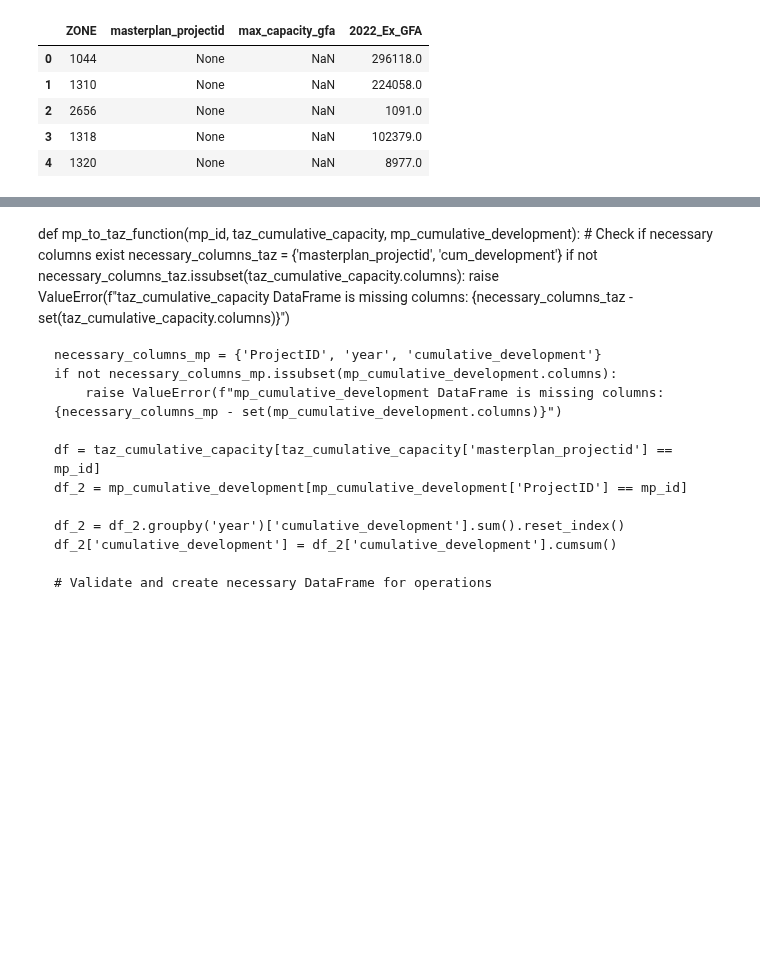
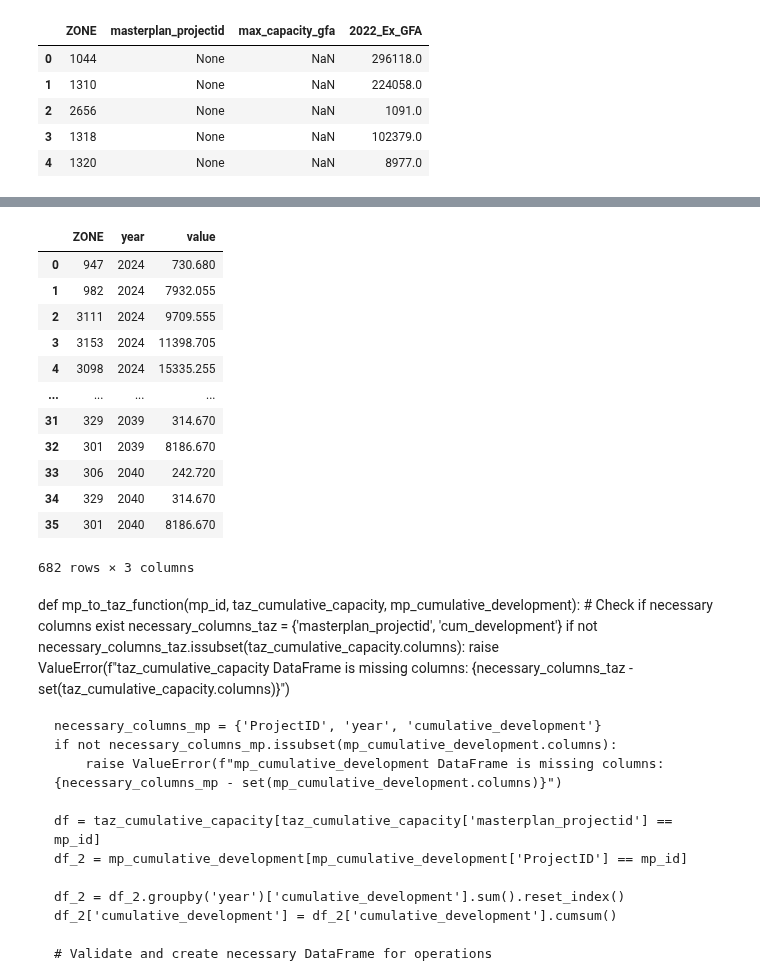
Before and after one commit to BuroHappoldLegacySoup/PlanCapitalLandModel, a Jupyter notebook: MP to TAZ Pipeline.ipynb, the cells around one changed output, grey strips where cells are left out. Cells and saved outputs as stored; diff of their text form; code cells hidden in the pictures; blank space fills up the shorter version.

```diff
--- a/MP to TAZ Pipeline.ipynb
+++ b/MP to TAZ Pipeline.ipynb
@@ -215,12 +224,16 @@ print(mp_ids)
 # %%
-mp_ids = []  # Assume mp_ids is defined earlier
+# Creating a list to contain the results of running the phasing funciton
+
 my_results = []
 
-for mp in mp_ids:
-    my_df = mp_to_taz_function(mp)  # Assume mp_to_taz_function is defined and returns a DataFrame
+# Running the function through a for loop
+
+for mp_id in mp_ids:
+    my_df = mp_to_taz_function(mp_id)  # Assume mp_to_taz_function is defined and returns a DataFrame
     my_results.append(my_df)
 
-test = pd.concat(my_results, axis=0)
+my_results
+#test = pd.concat(my_results, axis=0)
 # %% [output]
 A value is trying to be set on a copy of a slice from a DataFrame.
 Try using .loc[row_indexer,col_indexer] = value instead
@@ -246,3 +285,19 @@ AttributeError: 'list' object has no attribute 'describe'
+# %%
+test
+# %% [output]
+|  | ZONE | year | value |
+| 0 | 947 | 2024 | 730.680 |
+| 1 | 982 | 2024 | 7932.055 |
+| 2 | 3111 | 2024 | 9709.555 |
+| 3 | 3153 | 2024 | 11398.705 |
+| 4 | 3098 | 2024 | 15335.255 |
+| ... | ... | ... | ... |
+| 31 | 329 | 2039 | 314.670 |
+| 32 | 301 | 2039 | 8186.670 |
+| 33 | 306 | 2040 | 242.720 |
+| 34 | 329 | 2040 | 314.670 |
+| 35 | 301 | 2040 | 8186.670 |
+682 rows × 3 columns
 # %% [markdown]
 def mp_to_taz_function(mp_id, taz_cumulative_capacity, mp_cumulative_development):
     # Check if necessary columns exist
```
Also changed, not shown: parts of 13 cells of this notebook, 2 other files.
